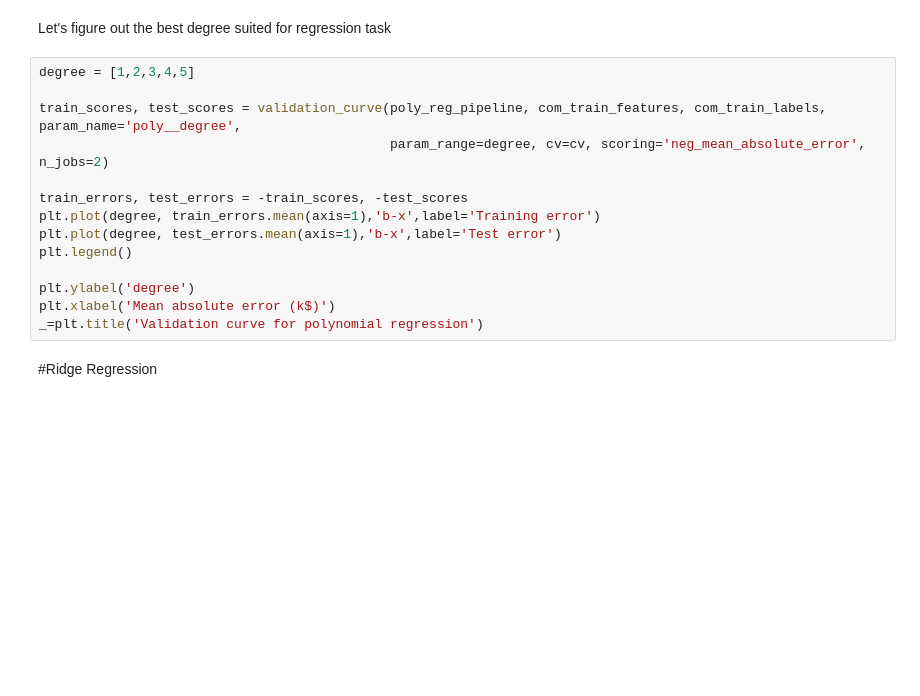
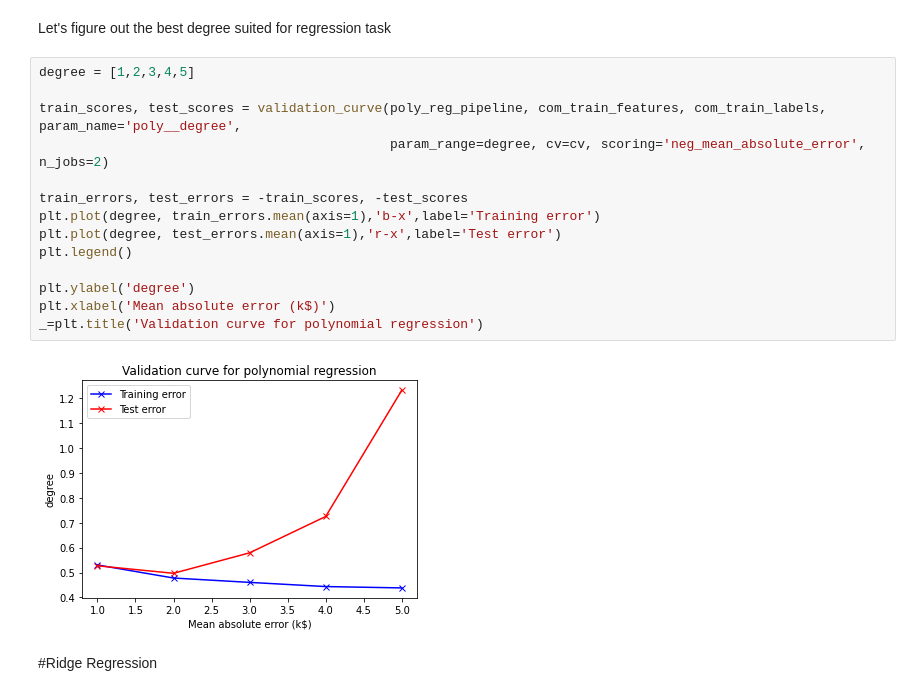
Before and after one commit to rahulagarwak/Machine-Learning-Practice-MLP, a Jupyter notebook: Colab Notebooks/MLP_Wk4_Lin_Reg_California_Housing_Dataset.ipynb, the cells around one changed output. Saved outputs shown, nothing was run; the diff lists cells and outputs as text; blank space fills up the shorter version.

```diff
--- a/Colab Notebooks/MLP_Wk4_Lin_Reg_California_Housing_Dataset.ipynb
+++ b/Colab Notebooks/MLP_Wk4_Lin_Reg_California_Housing_Dataset.ipynb
@@ -140,17 +197,19 @@ Let's figure out the best degree suited for regression task
 # %%
 degree = [1,2,3,4,5]
 
 train_scores, test_scores = validation_curve(poly_reg_pipeline, com_train_features, com_train_labels, param_name='poly__degree',
                                              param_range=degree, cv=cv, scoring='neg_mean_absolute_error', n_jobs=2)
 
 train_errors, test_errors = -train_scores, -test_scores
 plt.plot(degree, train_errors.mean(axis=1),'b-x',label='Training error')
-plt.plot(degree, test_errors.mean(axis=1),'b-x',label='Test error')
+plt.plot(degree, test_errors.mean(axis=1),'r-x',label='Test error')
 plt.legend()
 
 plt.ylabel('degree')
 plt.xlabel('Mean absolute error (k$)')
 _=plt.title('Validation curve for polynomial regression')
+# %% [output]
+[figure, added]
 # %% [markdown]
 #Ridge Regression
 # %% [markdown]
```
Also changed, not shown: parts of 53 cells of this notebook.
